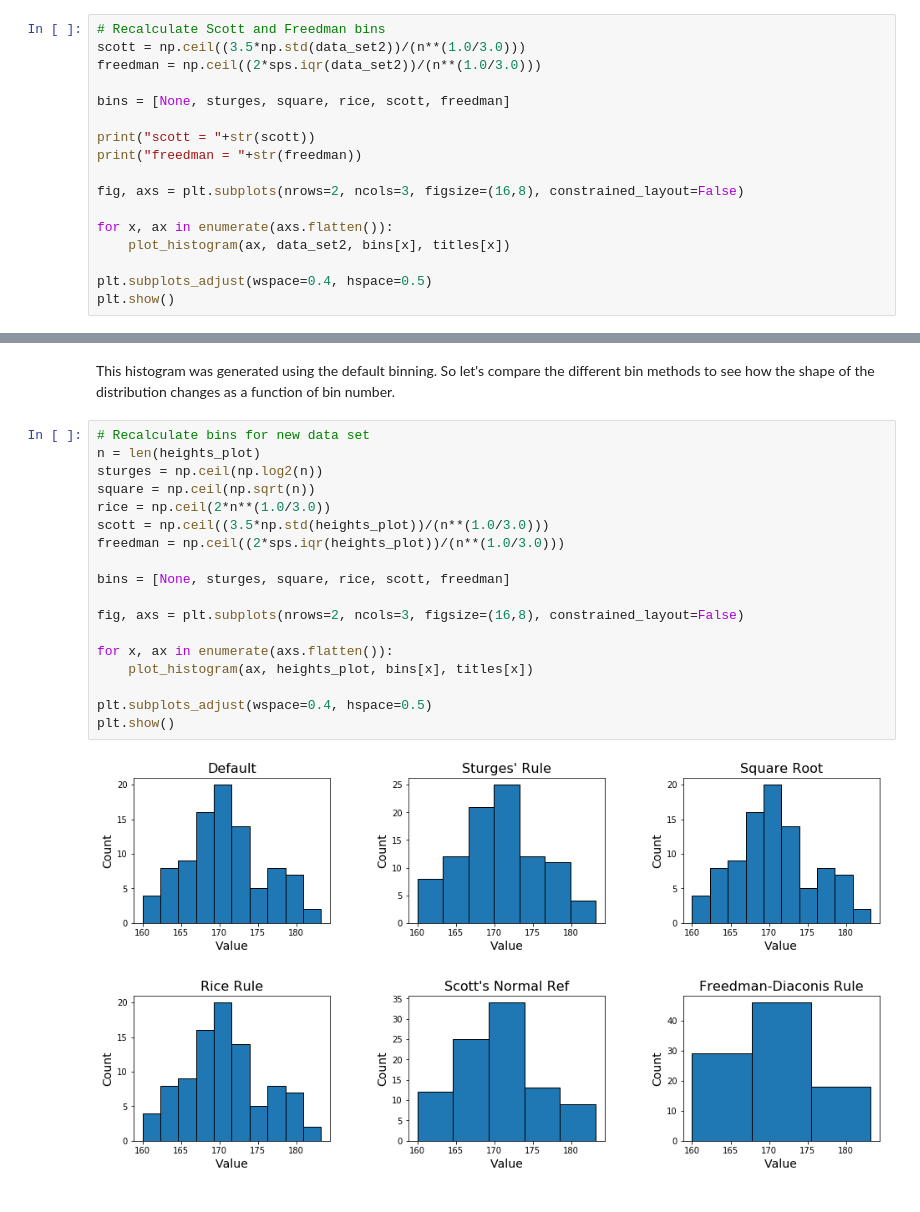
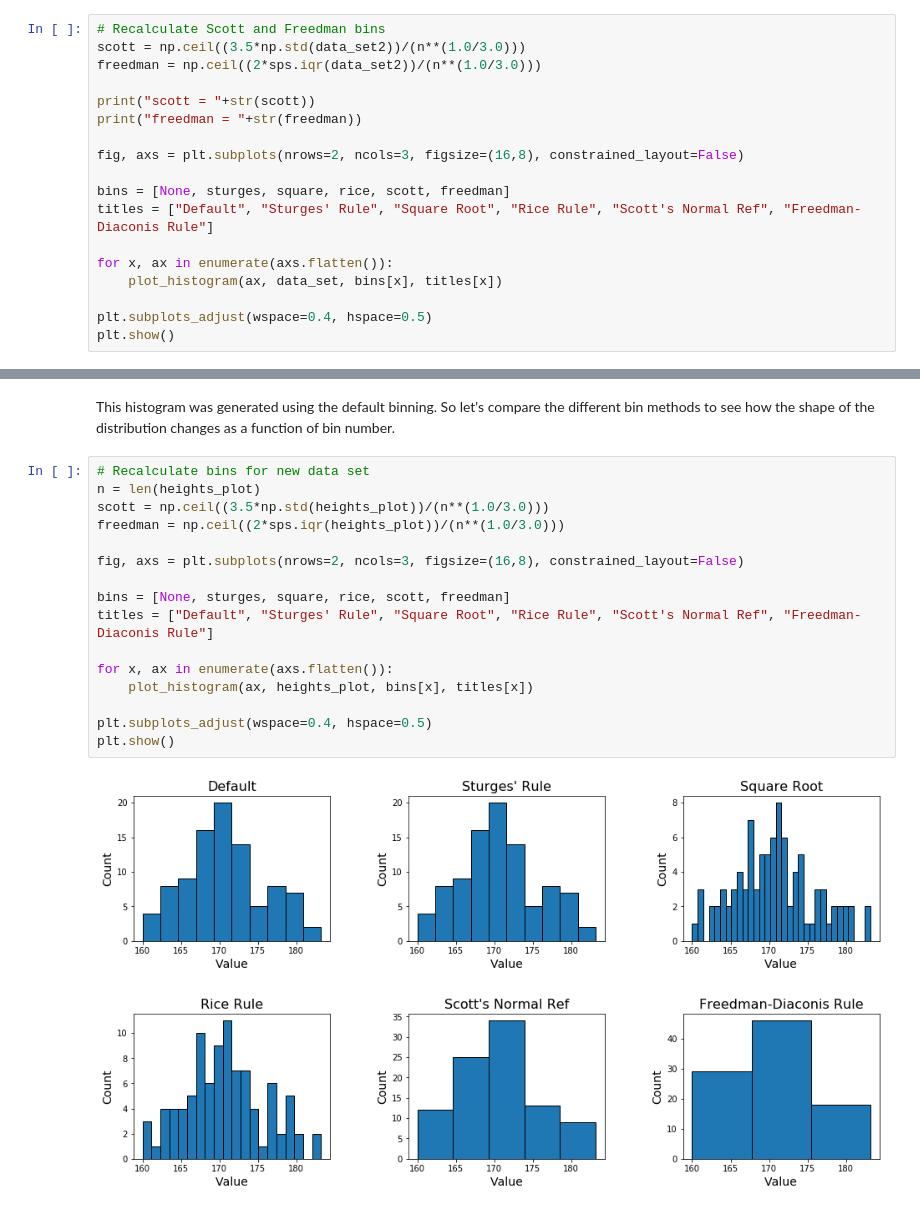
Before and after one commit to mas16/Lectures, a Jupyter notebook: histogram_fitting.ipynb, the cells around one changed output, grey strips where cells are left out. Drawn from its saved outputs; the diff is of its cells as text.

```diff
--- a/histogram_fitting.ipynb
+++ b/histogram_fitting.ipynb
@@ -202,16 +204,17 @@ plt.show()
 # Recalculate Scott and Freedman bins
 scott = np.ceil((3.5*np.std(data_set2))/(n**(1.0/3.0)))
 freedman = np.ceil((2*sps.iqr(data_set2))/(n**(1.0/3.0)))
-
-bins = [None, sturges, square, rice, scott, freedman]
 
 print("scott = "+str(scott))
 print("freedman = "+str(freedman))
 
 fig, axs = plt.subplots(nrows=2, ncols=3, figsize=(16,8), constrained_layout=False)
 
+bins = [None, sturges, square, rice, scott, freedman]
+titles = ["Default", "Sturges' Rule", "Square Root", "Rice Rule", "Scott's Normal Ref", "Freedman-Diaconis Rule"]
+
 for x, ax in enumerate(axs.flatten()):
-    plot_histogram(ax, data_set2, bins[x], titles[x])
+    plot_histogram(ax, data_set, bins[x], titles[x])
 
 plt.subplots_adjust(wspace=0.4, hspace=0.5)
 plt.show()
@@ -248,21 +251,19 @@ This histogram was generated using the default binning. So let's compare the dif
 # %%
 # Recalculate bins for new data set
 n = len(heights_plot)
-sturges = np.ceil(np.log2(n))
-square = np.ceil(np.sqrt(n))
-rice = np.ceil(2*n**(1.0/3.0))
 scott = np.ceil((3.5*np.std(heights_plot))/(n**(1.0/3.0)))
 freedman = np.ceil((2*sps.iqr(heights_plot))/(n**(1.0/3.0)))
 
+fig, axs = plt.subplots(nrows=2, ncols=3, figsize=(16,8), constrained_layout=False)
+
 bins = [None, sturges, square, rice, scott, freedman]
-
-fig, axs = plt.subplots(nrows=2, ncols=3, figsize=(16,8), constrained_layout=False)
+titles = ["Default", "Sturges' Rule", "Square Root", "Rice Rule", "Scott's Normal Ref", "Freedman-Diaconis Rule"]
 
 for x, ax in enumerate(axs.flatten()):
     plot_histogram(ax, heights_plot, bins[x], titles[x])
 
 plt.subplots_adjust(wspace=0.4, hspace=0.5)
 plt.show()
 # %% [output]
-[figure, old version]
+[figure, new version]
 # %% [markdown]
```
Also changed, not shown: parts of 13 cells of this notebook.
